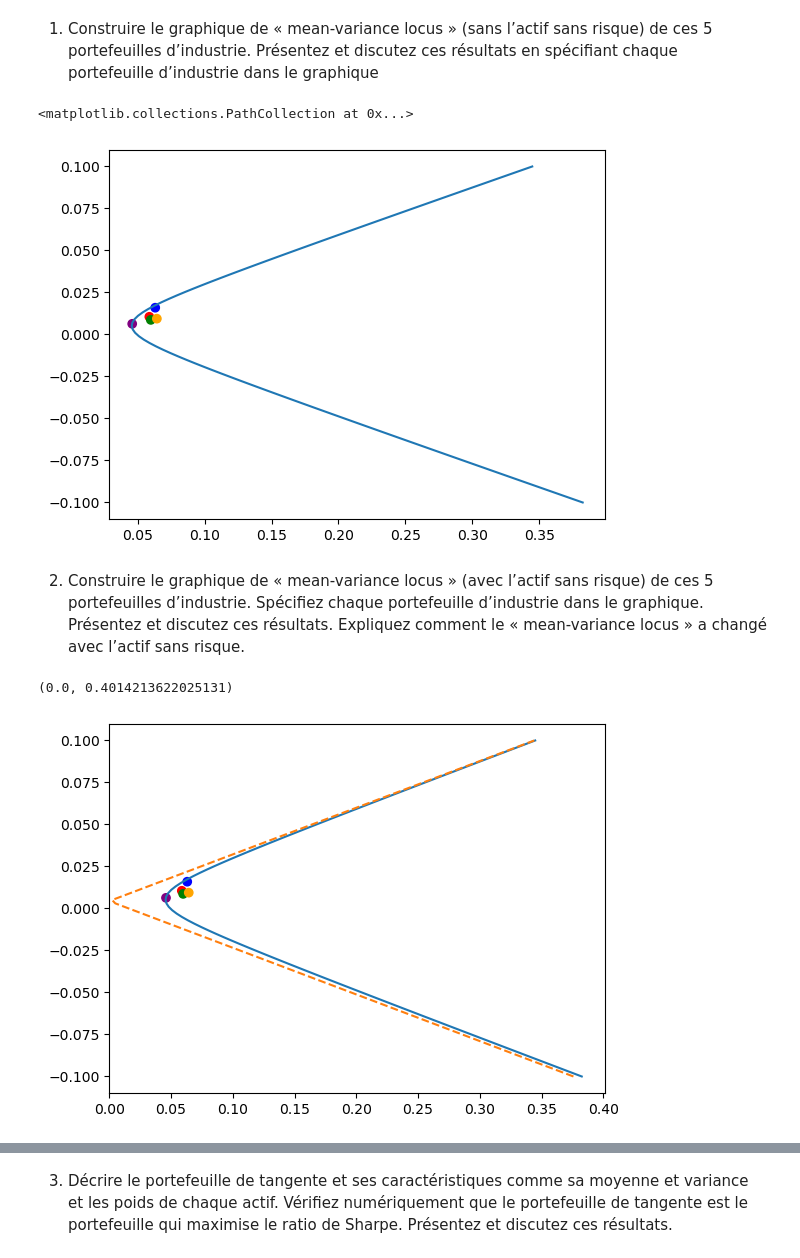
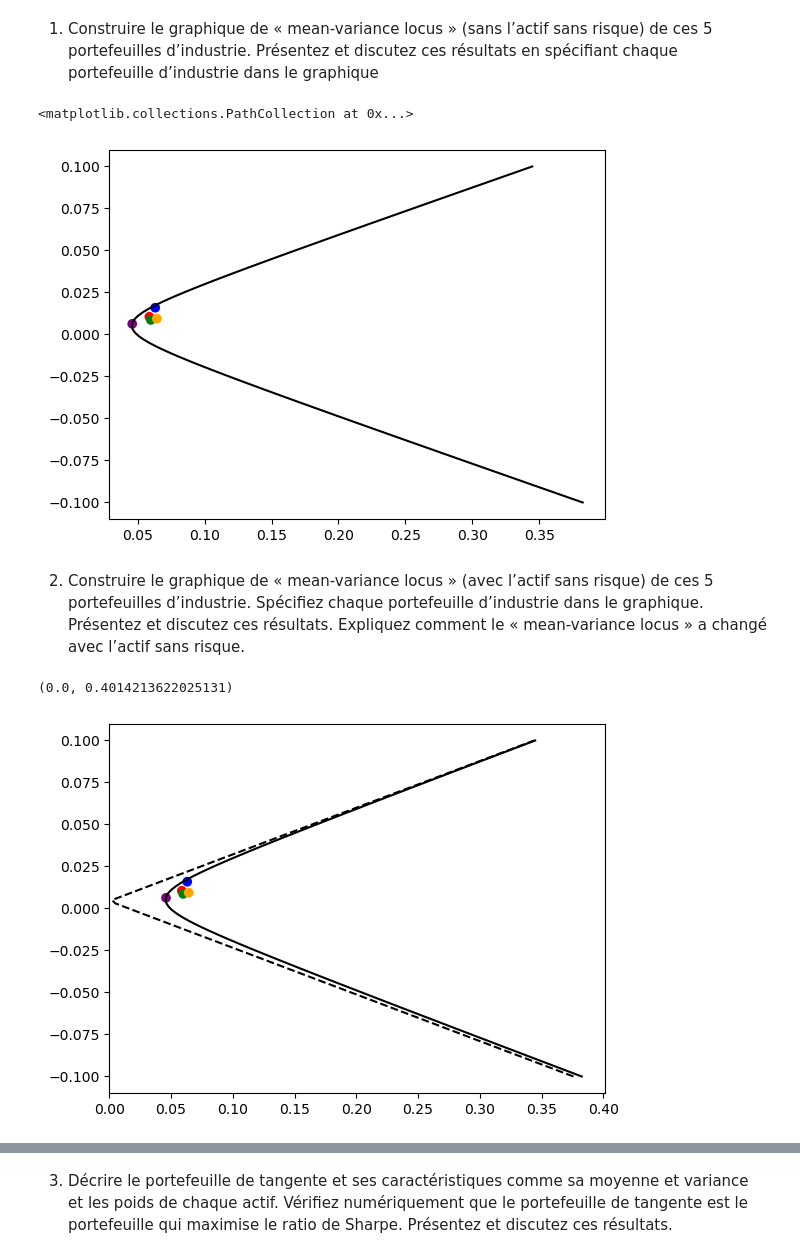
Before and after one commit to DominicPrenovost/TP1-Gestion-de-pf, a Jupyter notebook: Partie A.ipynb, the cells around one changed output, grey strips where cells are left out. Saved outputs shown, nothing was run; the diff lists cells and outputs as text; code cells hidden in the pictures.

```diff
--- a/Partie A.ipynb
+++ b/Partie A.ipynb
@@ -126,11 +113,11 @@ d’industrie dans le graphique
 # %%
 colors = ['red', 'green', 'blue', 'purple', 'orange']
 
-plt.plot(sigma_v1, target_ret, linestyle='-')
+plt.plot(sigma_v1, target_ret, linestyle='-', c = 'black')
 plt.scatter(np.sqrt(variance), z_bar, c=colors)
 # %% [output]
 <matplotlib.collections.PathCollection at 0x...>
-[figure, old version]
+[figure, new version]
 # %% [markdown]
 2) Construire le graphique de « mean-variance locus » (avec l’actif sans risque) de ces 5
 portefeuilles d’industrie. Spécifiez chaque portefeuille d’industrie dans le graphique.
@@ -139,13 +126,13 @@ avec l’actif sans risque.
 # %%
 colors = ['red', 'green', 'blue', 'purple', 'orange']
 
-plt.plot(sigma_v1, target_ret, linestyle='-')
-plt.plot(sigma_v2, target_ret, linestyle='--')
+plt.plot(sigma_v1, target_ret, linestyle='-', c = 'black')
+plt.plot(sigma_v2, target_ret, linestyle='--', c = 'black')
 plt.scatter(std, z_bar, c=colors)
 plt.xlim(0)
 # %% [output]
 (0.0, 0.4014213622025131)
-[figure, old version]
+[figure, new version]
 # %%
 colors = ['red', 'green', 'blue', 'purple', 'orange']
 
```
Also changed, not shown: parts of 19 cells of this notebook.
